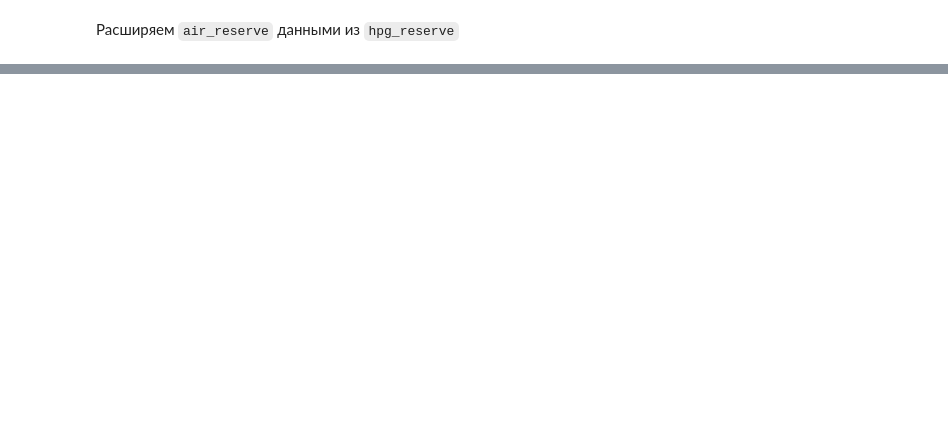
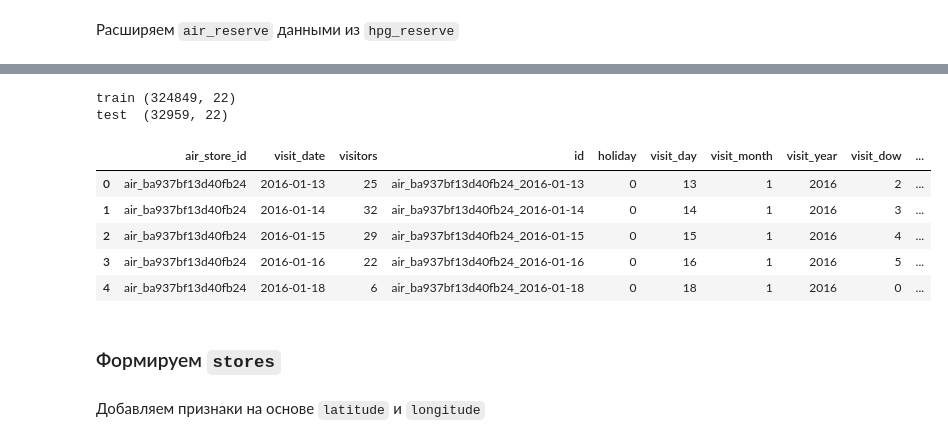
Before and after one commit to vlad-iakovlev/goose-restaurant, a Jupyter notebook: Goose restaurant.ipynb, the cells around one changed output, grey strips where cells are left out. Saved outputs shown, nothing was run; the diff lists cells and outputs as text; code cells hidden in the pictures; blank space fills up the shorter version.

```diff
--- a/Goose restaurant.ipynb
+++ b/Goose restaurant.ipynb
@@ -127,3 +151,19 @@ air_reserve_ext 42193
 # %%
 for ds in ['train', 'test']:
-    data[ds] = pd.merge(data[ds], data['air_reserve_ext'], how='left', on=['air_store_id', 'visit_date'])
+    data[ds] = pd.merge(data[ds], data['reserve'], how='left', on=['air_store_id', 'visit_date'])
+# %%
+print('train', data['train'].shape)
+print('test ', data['test'].shape)
+
+data['train'].head()
+# %% [output]
+train (324849, 22)
+test  (32959, 22)
+|  | air_store_id | visit_date | visitors | id | holiday | visit_day | visit_month | visit_year | visit_dow | ... |
+| 0 | air_ba937bf13d40fb24 | 2016-01-13 | 25 | air_ba937bf13d40fb24_2016-01-13 | 0 | 13 | 1 | 2016 | 2 | ... |
+| 1 | air_ba937bf13d40fb24 | 2016-01-14 | 32 | air_ba937bf13d40fb24_2016-01-14 | 0 | 14 | 1 | 2016 | 3 | ... |
+| 2 | air_ba937bf13d40fb24 | 2016-01-15 | 29 | air_ba937bf13d40fb24_2016-01-15 | 0 | 15 | 1 | 2016 | 4 | ... |
+| 3 | air_ba937bf13d40fb24 | 2016-01-16 | 22 | air_ba937bf13d40fb24_2016-01-16 | 0 | 16 | 1 | 2016 | 5 | ... |
+| 4 | air_ba937bf13d40fb24 | 2016-01-18 | 6 | air_ba937bf13d40fb24_2016-01-18 | 0 | 18 | 1 | 2016 | 0 | ... |
+# %% [markdown]
+### Формируем `stores`
@@ -129,0 +198,2 @@ for ds in ['train', 'test']:
+# %% [markdown]
+Добавляем признаки на основе `latitude` и `longitude`
```
Also changed, not shown: parts of 40 cells of this notebook.
